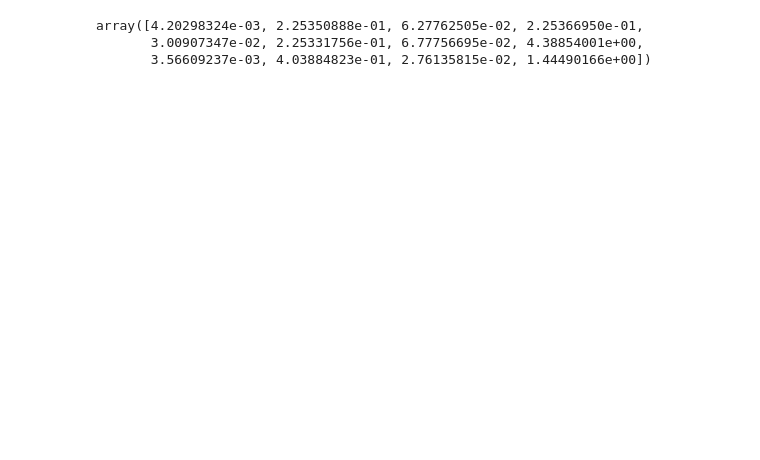
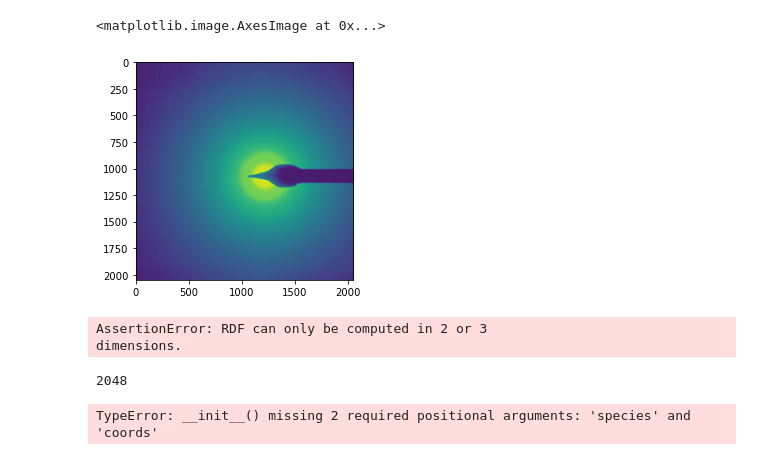
Before and after one commit to GWlab-SKKU/ePDFpy, a Jupyter notebook: Untitled.ipynb, the cells around one changed output. Saved outputs shown, nothing was run; the diff lists cells and outputs as text; code cells hidden in the pictures; blank space fills up the shorter version.

```diff
--- a/Untitled.ipynb
+++ b/Untitled.ipynb
@@ -19,6 +15,5 @@ paramL = np.loadtxt('./assets/Parameter_files/Kirkland_2010.txt')
-# %%
-paramL[1,:]
-# %% [output]
-array([4.20298324e-03, 2.25350888e-01, 6.27762505e-02, 2.25366950e-01,
-       3.00907347e-02, 2.25331756e-01, 6.77756695e-02, 4.38854001e+00,
-       3.56609237e-03, 4.03884823e-01, 2.76135815e-02, 1.44490166e+00])
+# %%
+mrc_search_path = '/mnt/experiment/TEM diffraction/'
+mrc_file_paths = [str(i) for i in Path(mrc_search_path).rglob("*.mrc")]
+# %%
+dc = DataCube(mrc_file_paths[0])
@@ -24,0 +22,5 @@ array([4.20298324e-03, 2.25350888e-01, 6.27762505e-02, 2.25366950e-01,
+# %%
+plt.imshow(dc.img)
+# %% [output]
+<matplotlib.image.AxesImage at 0x...>
+[figure, added]
@@ -24,0 +29,14 @@ array([4.20298324e-03, 2.25350888e-01, 6.27762505e-02, 2.25366950e-01,
+# %%
+g_r, radii = rdf(dc.img, dr=0.05)
+# %% [output]
+AssertionError: RDF can only be computed in 2 or 3                                            dimensions.
+# %%
+dc.img.shape[-1]
+# %% [output]
+2048
+# %%
+from pymatgen.core import structure
+structure = Structure('/home/pilsung/Downloads/Ti_mp-46_computed.cif')
+pymatgen.structure.make_supercell(10)
+# %% [output]
+TypeError: __init__() missing 2 required positional arguments: 'species' and 'coords'
```
Also changed, not shown: parts of 4 cells of this notebook, 5 other files.
